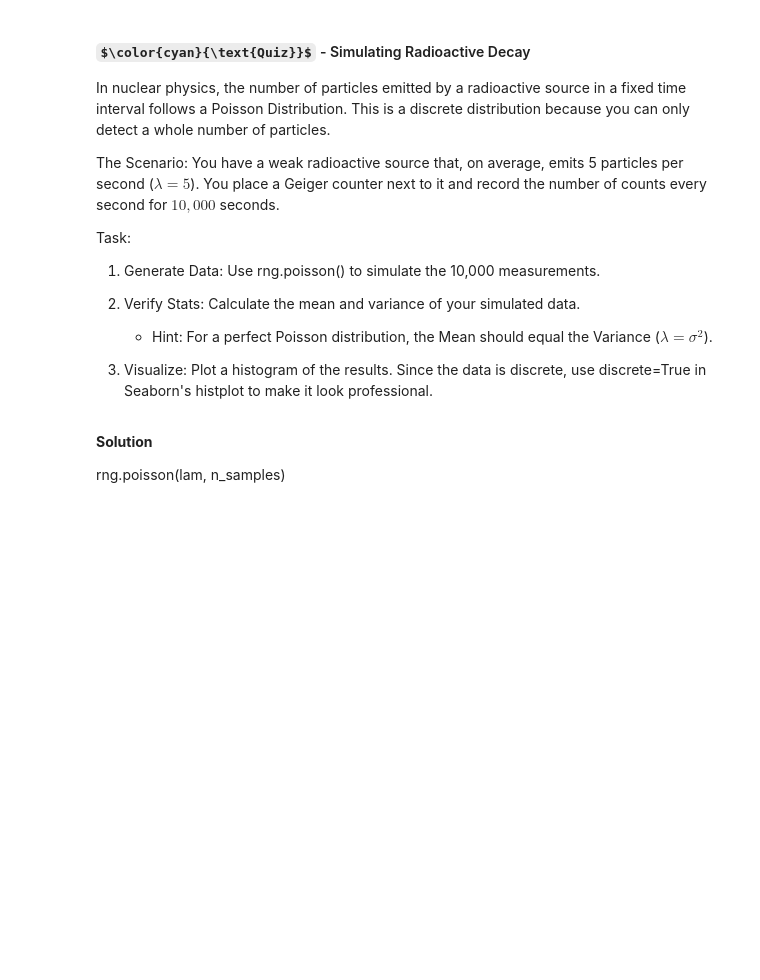
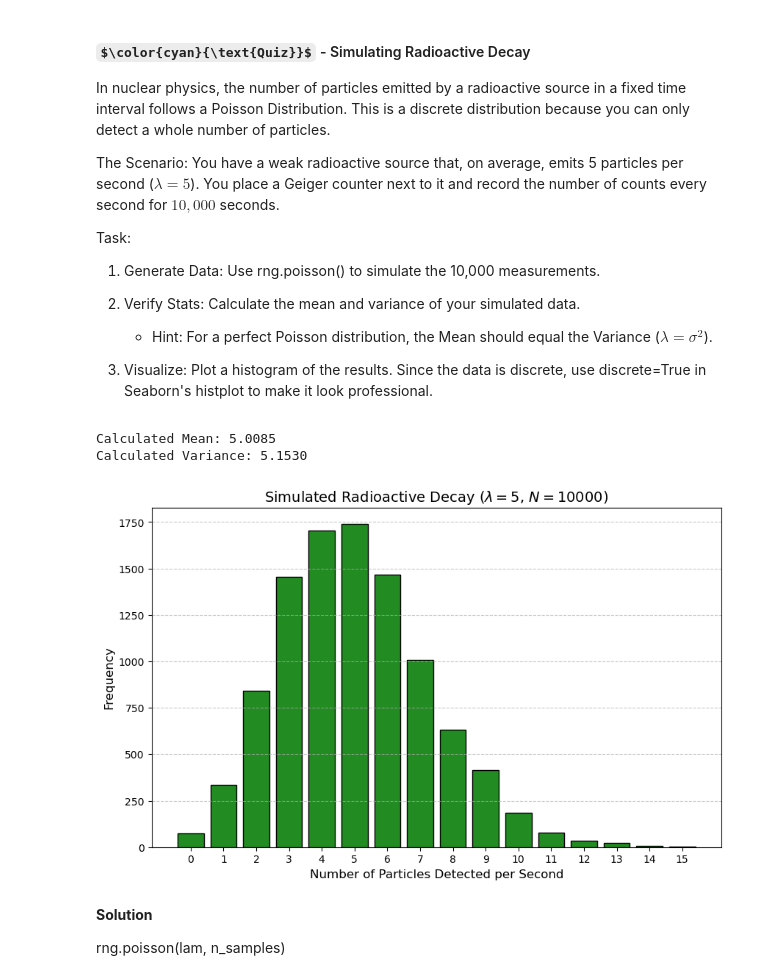
Before and after one commit to QMathsdude/learnx-python-studio-2025-26, a Jupyter notebook: Week_04_NumPy/NumPy_Notebook.ipynb, the cells around one changed output. Cells and saved outputs as stored; diff of their text form; code cells hidden in the pictures; some formulas as TeX source; blank space fills up the shorter version.

```diff
--- a/Week_04_NumPy/NumPy_Notebook.ipynb
+++ b/Week_04_NumPy/NumPy_Notebook.ipynb
@@ -1699,37 +1986,39 @@ rng = np.random.default_rng(seed=42)
 # 2. Parameters
 lam = 5.0          # Average counts per second
 n_samples = 10000  # Number of seconds recorded
 
 # 3. Generate the simulated counts
-counts = "" # YOUR CODE HERE
+counts = rng.poisson(lam, n_samples) # YOUR CODE HERE
 
 # 4. Statistical Check
-print(f"Calculated Mean:     {np.mean(counts):.4f}")
+print(f"Calculated Mean:", np.mean(counts))
 print(f"Calculated Variance: {np.var(counts):.4f}")
 
 # 5. Visualization
 plt.figure(figsize=(10, 6))
 
 # For discrete data, we center bins on integers
 # We create bins at -0.5, 0.5, 1.5, etc.
 bins = np.arange(0, np.max(counts) + 2) - 0.5
 
 plt.hist(counts, bins=bins, color='forestgreen', edgecolor='black', rwidth=0.8)
 
 # Add labels and title
 plt.title(f"Simulated Radioactive Decay ($λ=5$, $N={n_samples}$)", fontsize=14)
 plt.xlabel("Number of Particles Detected per Second", fontsize=12)
 plt.ylabel("Frequency", fontsize=12)
 
 # Set x-ticks to be exactly the integers for clarity
 plt.xticks(np.arange(0, np.max(counts) + 1))
 
 # Add a light grid for readability
 plt.grid(axis='y', linestyle='--', alpha=0.7)
 
 plt.show()
-
-plt.show()
+# %% [output]
+Calculated Mean: 5.0085
+Calculated Variance: 5.1530
+[figure, added]
 # %% [markdown]
 **Solution**
 
```
Also changed, not shown: parts of 75 cells of this notebook.
